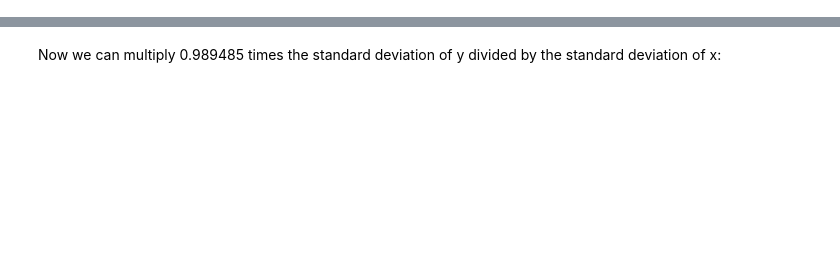
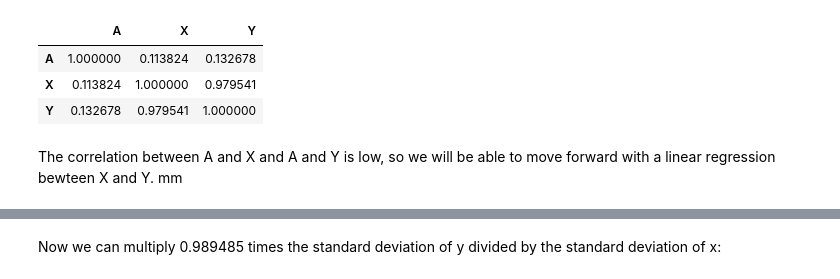
Before and after one commit to summerela/python_data_analysis, a Jupyter notebook: linear_regression/Notebooks/Linear_Regression.ipynb, the cells around one changed output, grey strips where cells are left out. Cells and saved outputs as stored; diff of their text form; code cells hidden in the pictures; blank space fills up the shorter version.

```diff
--- a/linear_regression/Notebooks/Linear_Regression.ipynb
+++ b/linear_regression/Notebooks/Linear_Regression.ipynb
@@ -68 +97,10 @@ As always, don't worry. I'm going to walk you through the logic step by step, bu
+# %%
+df.corr()
+# %% [output]
+|  | A | X | Y |
+| A | 1.000000 | 0.113824 | 0.132678 |
+| X | 0.113824 | 1.000000 | 0.979541 |
+| Y | 0.132678 | 0.979541 | 1.000000 |
+# %% [markdown]
+The correlation between A and X and A and Y is low, so we will be able to move forward with a linear regression bewteen X and Y. mm
 # %% [markdown]
```
Also changed, not shown: parts of 25 cells of this notebook, 4 other files.
